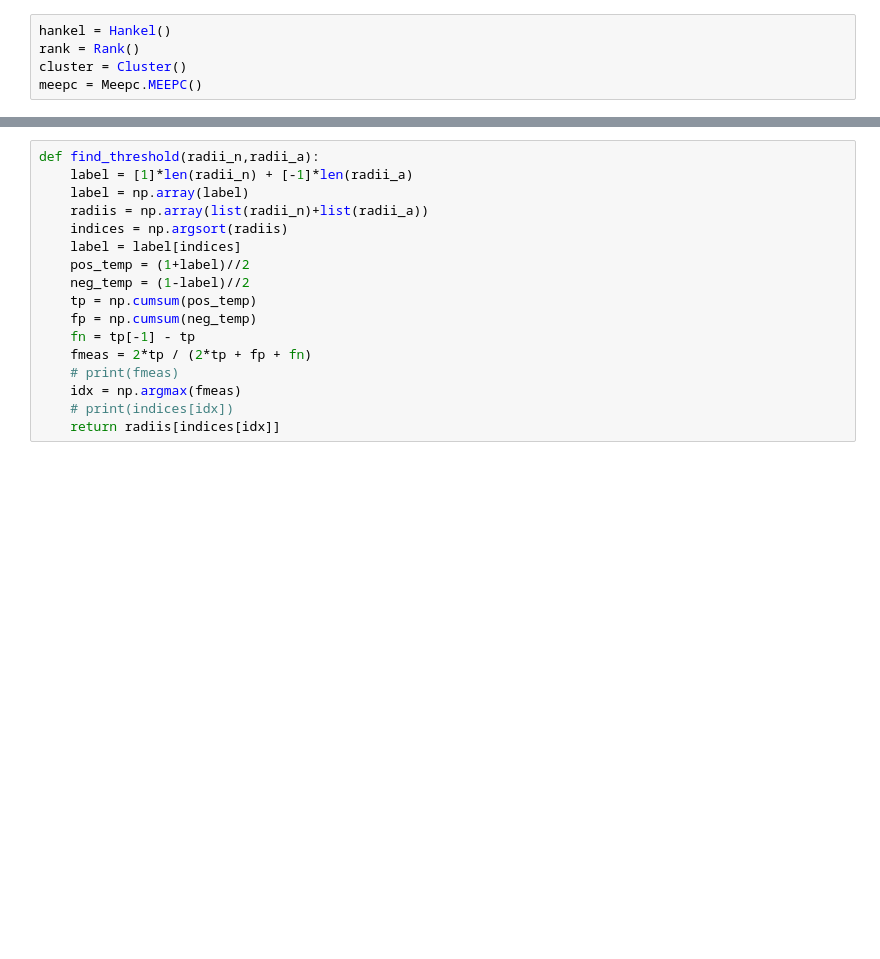
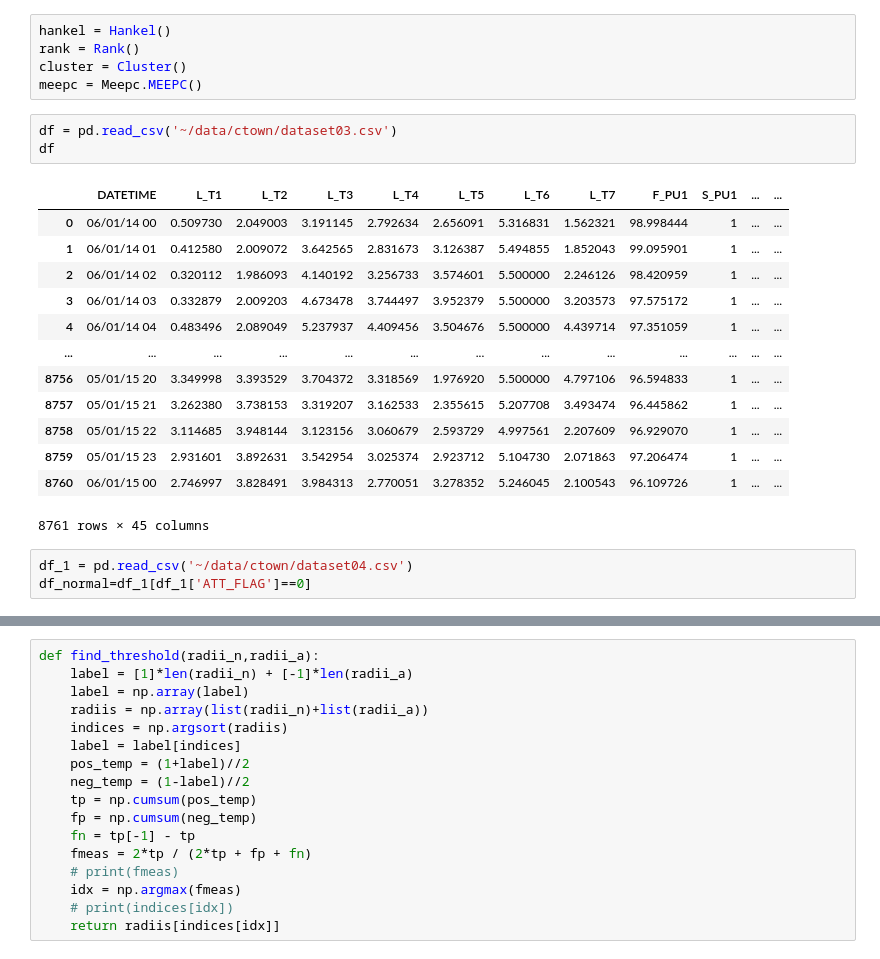
Before and after one commit to manu1003/meepc, a Jupyter notebook: batadel.ipynb, the cells around one changed output, grey strips where cells are left out. Saved outputs shown, nothing was run; the diff lists cells and outputs as text; blank space fills up the shorter version.

```diff
--- a/batadel.ipynb
+++ b/batadel.ipynb
@@ -12,4 +12,24 @@ hankel = Hankel()
 rank = Rank()
 cluster = Cluster()
 meepc = Meepc.MEEPC()
+# %%
+df = pd.read_csv('~/data/ctown/dataset03.csv')
+df
+# %% [output]
+|  | DATETIME | L_T1 | L_T2 | L_T3 | L_T4 | L_T5 | L_T6 | L_T7 | F_PU1 | S_PU1 | ... | ... |
+| 0 | 06/01/14 00 | 0.509730 | 2.049003 | 3.191145 | 2.792634 | 2.656091 | 5.316831 | 1.562321 | 98.998444 | 1 | ... | ... |
+| 1 | 06/01/14 01 | 0.412580 | 2.009072 | 3.642565 | 2.831673 | 3.126387 | 5.494855 | 1.852043 | 99.095901 | 1 | ... | ... |
+| 2 | 06/01/14 02 | 0.320112 | 1.986093 | 4.140192 | 3.256733 | 3.574601 | 5.500000 | 2.246126 | 98.420959 | 1 | ... | ... |
+| 3 | 06/01/14 03 | 0.332879 | 2.009203 | 4.673478 | 3.744497 | 3.952379 | 5.500000 | 3.203573 | 97.575172 | 1 | ... | ... |
+| 4 | 06/01/14 04 | 0.483496 | 2.089049 | 5.237937 | 4.409456 | 3.504676 | 5.500000 | 4.439714 | 97.351059 | 1 | ... | ... |
+| ... | ... | ... | ... | ... | ... | ... | ... | ... | ... | ... | ... | ... |
+| 8756 | 05/01/15 20 | 3.349998 | 3.393529 | 3.704372 | 3.318569 | 1.976920 | 5.500000 | 4.797106 | 96.594833 | 1 | ... | ... |
+| 8757 | 05/01/15 21 | 3.262380 | 3.738153 | 3.319207 | 3.162533 | 2.355615 | 5.207708 | 3.493474 | 96.445862 | 1 | ... | ... |
+| 8758 | 05/01/15 22 | 3.114685 | 3.948144 | 3.123156 | 3.060679 | 2.593729 | 4.997561 | 2.207609 | 96.929070 | 1 | ... | ... |
+| 8759 | 05/01/15 23 | 2.931601 | 3.892631 | 3.542954 | 3.025374 | 2.923712 | 5.104730 | 2.071863 | 97.206474 | 1 | ... | ... |
+| 8760 | 06/01/15 00 | 2.746997 | 3.828491 | 3.984313 | 2.770051 | 3.278352 | 5.246045 | 2.100543 | 96.109726 | 1 | ... | ... |
+8761 rows × 45 columns
+# %%
+df_1 = pd.read_csv('~/data/ctown/dataset04.csv')
+df_normal=df_1[df_1['ATT_FLAG']==0]
 # %%
```
Also changed, not shown: parts of 32 cells of this notebook, 2 other files.
